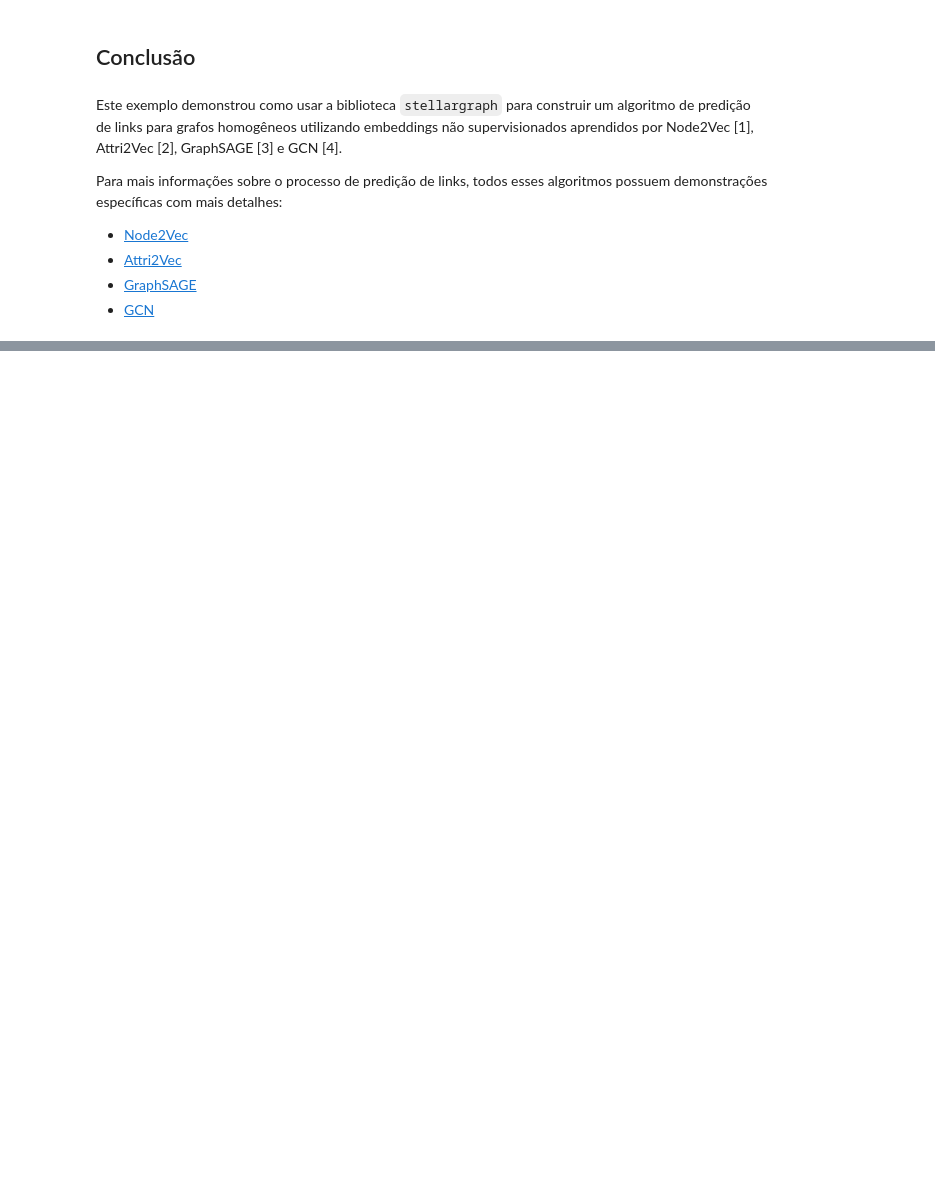
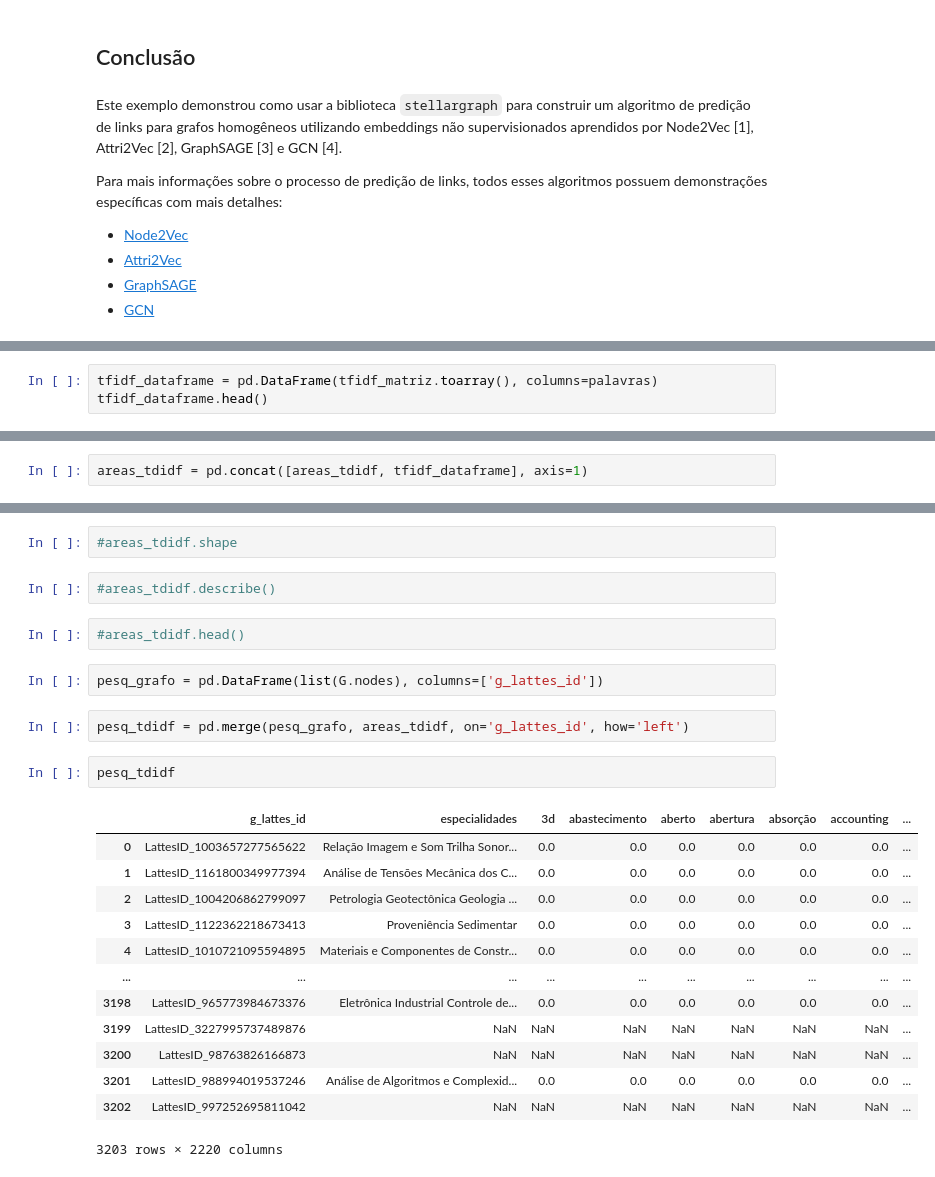
Before and after one commit to yagoprimerano/Network-Analysis-Lattes, a Jupyter notebook: notebooks/my-comparison.ipynb, the cells around one changed output, grey strips where cells are left out. Saved outputs shown, nothing was run; the diff lists cells and outputs as text; blank space fills up the shorter version.

```diff
--- a/notebooks/my-comparison.ipynb
+++ b/notebooks/my-comparison.ipynb
@@ -786,0 +1022,3 @@ Para mais informações sobre o processo de predição de links, todos esses alg
+# %%
+tfidf_dataframe = pd.DataFrame(tfidf_matriz.toarray(), columns=palavras)
+tfidf_dataframe.head()
@@ -786,0 +1037,2 @@ Para mais informações sobre o processo de predição de links, todos esses alg
+# %%
+areas_tdidf = pd.concat([areas_tdidf, tfidf_dataframe], axis=1)
@@ -786,0 +1065,26 @@ Para mais informações sobre o processo de predição de links, todos esses alg
+# %%
+#areas_tdidf.shape
+# %%
+#areas_tdidf.describe()
+# %%
+#areas_tdidf.head()
+# %%
+pesq_grafo = pd.DataFrame(list(G.nodes), columns=['g_lattes_id'])
+# %%
+pesq_tdidf = pd.merge(pesq_grafo, areas_tdidf, on='g_lattes_id', how='left')
+# %%
+pesq_tdidf
+# %% [output]
+|  | g_lattes_id | especialidades | 3d | abastecimento | aberto | abertura | absorção | accounting | ... |
+| 0 | LattesID_1003657277565622 | Relação Imagem e Som Trilha Sonor... | 0.0 | 0.0 | 0.0 | 0.0 | 0.0 | 0.0 | ... |
+| 1 | LattesID_1161800349977394 | Análise de Tensões Mecânica dos C... | 0.0 | 0.0 | 0.0 | 0.0 | 0.0 | 0.0 | ... |
+| 2 | LattesID_1004206862799097 | Petrologia Geotectônica Geologia ... | 0.0 | 0.0 | 0.0 | 0.0 | 0.0 | 0.0 | ... |
+| 3 | LattesID_1122362218673413 | Proveniência Sedimentar | 0.0 | 0.0 | 0.0 | 0.0 | 0.0 | 0.0 | ... |
+| 4 | LattesID_1010721095594895 | Materiais e Componentes de Constr... | 0.0 | 0.0 | 0.0 | 0.0 | 0.0 | 0.0 | ... |
+| ... | ... | ... | ... | ... | ... | ... | ... | ... | ... |
+| 3198 | LattesID_965773984673376 | Eletrônica Industrial Controle de... | 0.0 | 0.0 | 0.0 | 0.0 | 0.0 | 0.0 | ... |
+| 3199 | LattesID_3227995737489876 | NaN | NaN | NaN | NaN | NaN | NaN | NaN | ... |
+| 3200 | LattesID_98763826166873 | NaN | NaN | NaN | NaN | NaN | NaN | NaN | ... |
+| 3201 | LattesID_988994019537246 | Análise de Algoritmos e Complexid... | 0.0 | 0.0 | 0.0 | 0.0 | 0.0 | 0.0 | ... |
+| 3202 | LattesID_997252695811042 | NaN | NaN | NaN | NaN | NaN | NaN | NaN | ... |
+3203 rows × 2220 columns
```
Also changed, not shown: parts of 72 cells of this notebook, 4 other files.
